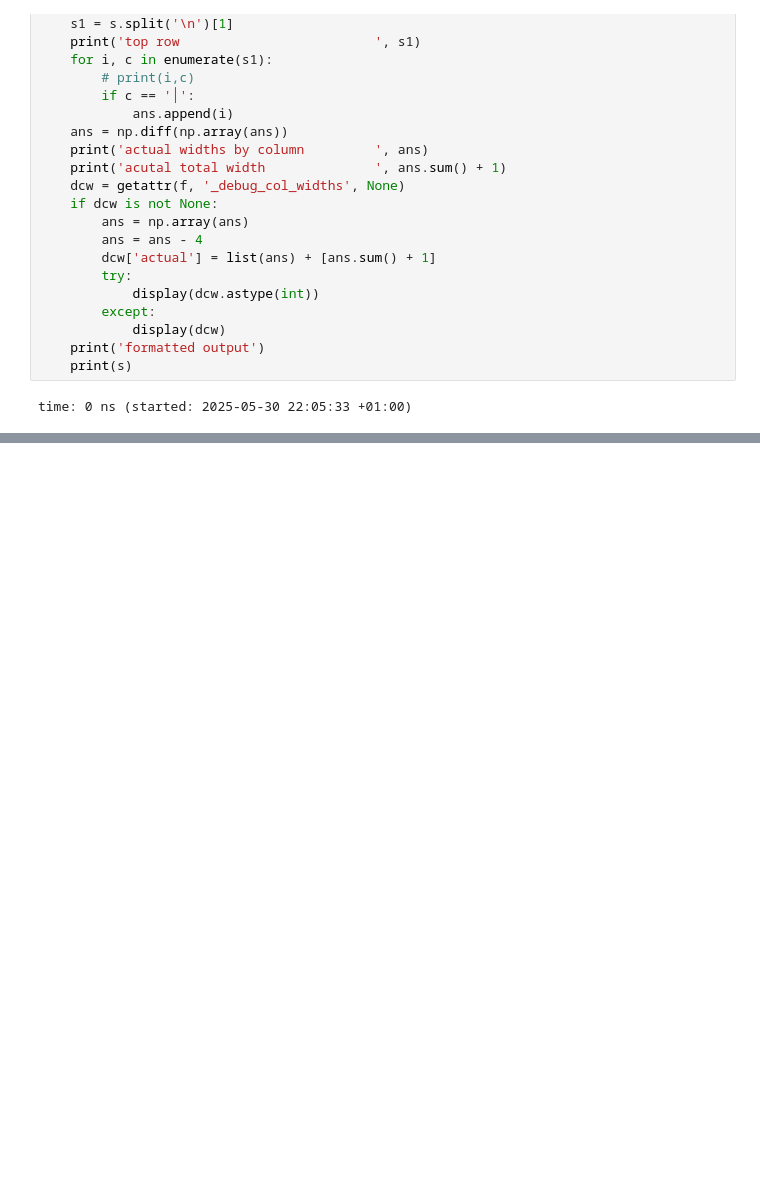
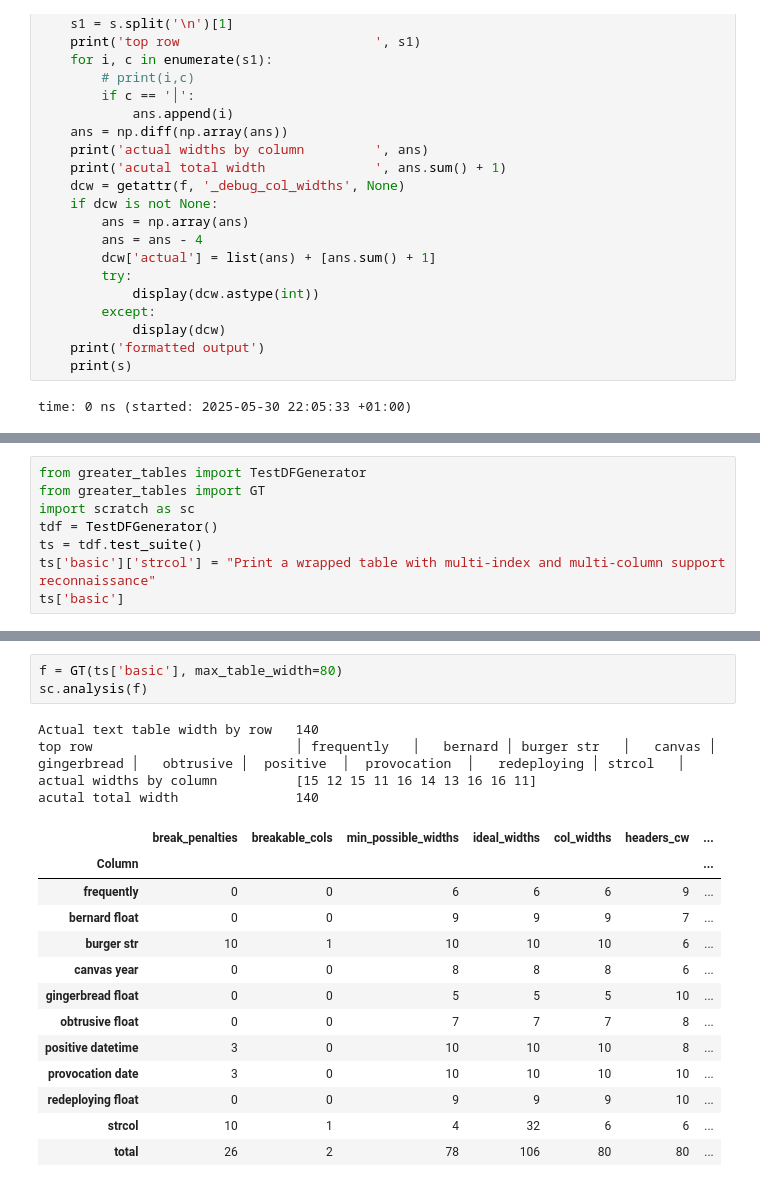
Before and after one commit to mynl/archivum_project, a Jupyter notebook: temp/text-extractor.ipynb, the cells around one changed output, grey strips where cells are left out. Cells and saved outputs as stored; diff of their text form; blank space fills up the shorter version.

```diff
--- a/temp/text-extractor.ipynb
+++ b/temp/text-extractor.ipynb
@@ -1994,3 +1836,11 @@ formatted output
 ┕━━━━━━┷━━━━━━━┷━━━━━━┷━━━━━━━━━┷━━━━━━┷━━━━━━━┷━━━━━━━━┷━━━━━━━┷━━━━━━━┷━━━━━━━━┷━━━━━━━━━┷━━━━━━━┷━━━━━━━━┙
 =*=*=*=*=*=*=*=*=*=*=*=*=*=*=*=*=*=*=*=*=*=*=*=*=*=*=*=*=*=*=*=*=*=*=*=*=*=*=*=*=*=*=*=*=*=*=*=*=*=*=*=*=*=*=*=*=*=*=*=*=*=*=*=*=*=*=*=*=*=*=*=*=*=*=*=*=*=*=*=*
 time: 297 ms (started: 2025-05-30 22:06:33 +01:00)
+# %%
+from greater_tables import TestDFGenerator
+from greater_tables import GT
+import scratch as sc
+tdf = TestDFGenerator()
+ts = tdf.test_suite()
+ts['basic']['strcol'] = "Print a wrapped table with multi-index and multi-column support reconnaissance"
+ts['basic']
@@ -1996,0 +1861,21 @@ time: 297 ms (started: 2025-05-30 22:06:33 +01:00)
+# %%
+f = GT(ts['basic'], max_table_width=80)
+sc.analysis(f)
+# %% [output]
+Actual text table width by row   140
+top row                          │ frequently   │   bernard │ burger str   │   canvas │   gingerbread │   obtrusive │  positive  │  provocation  │   redeploying │ strcol   │
+actual widths by column          [15 12 15 11 16 14 13 16 16 11]
+acutal total width               140
+|  | break_penalties | breakable_cols | min_possible_widths | ideal_widths | col_widths | headers_cw | ... |
+| Column |  |  |  |  |  |  | ... |
+| frequently | 0 | 0 | 6 | 6 | 6 | 9 | ... |
+| bernard float | 0 | 0 | 9 | 9 | 9 | 7 | ... |
+| burger str | 10 | 1 | 10 | 10 | 10 | 6 | ... |
+| canvas year | 0 | 0 | 8 | 8 | 8 | 6 | ... |
+| gingerbread float | 0 | 0 | 5 | 5 | 5 | 10 | ... |
+| obtrusive float | 0 | 0 | 7 | 7 | 7 | 8 | ... |
+| positive datetime | 3 | 0 | 10 | 10 | 10 | 8 | ... |
+| provocation date | 3 | 0 | 10 | 10 | 10 | 10 | ... |
+| redeploying float | 0 | 0 | 9 | 9 | 9 | 10 | ... |
+| strcol | 10 | 1 | 4 | 32 | 6 | 6 | ... |
+| total | 26 | 2 | 78 | 106 | 80 | 80 | ... |
```
Also changed, not shown: parts of 90 cells of this notebook, 9 other files.
